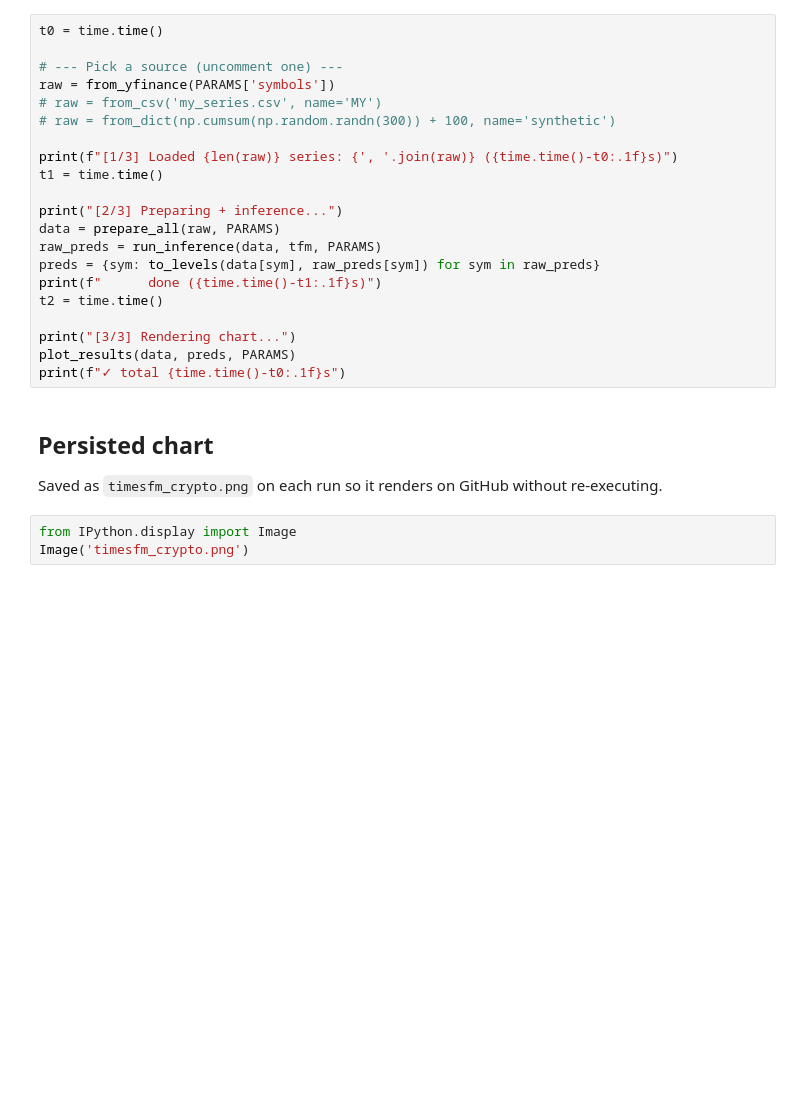
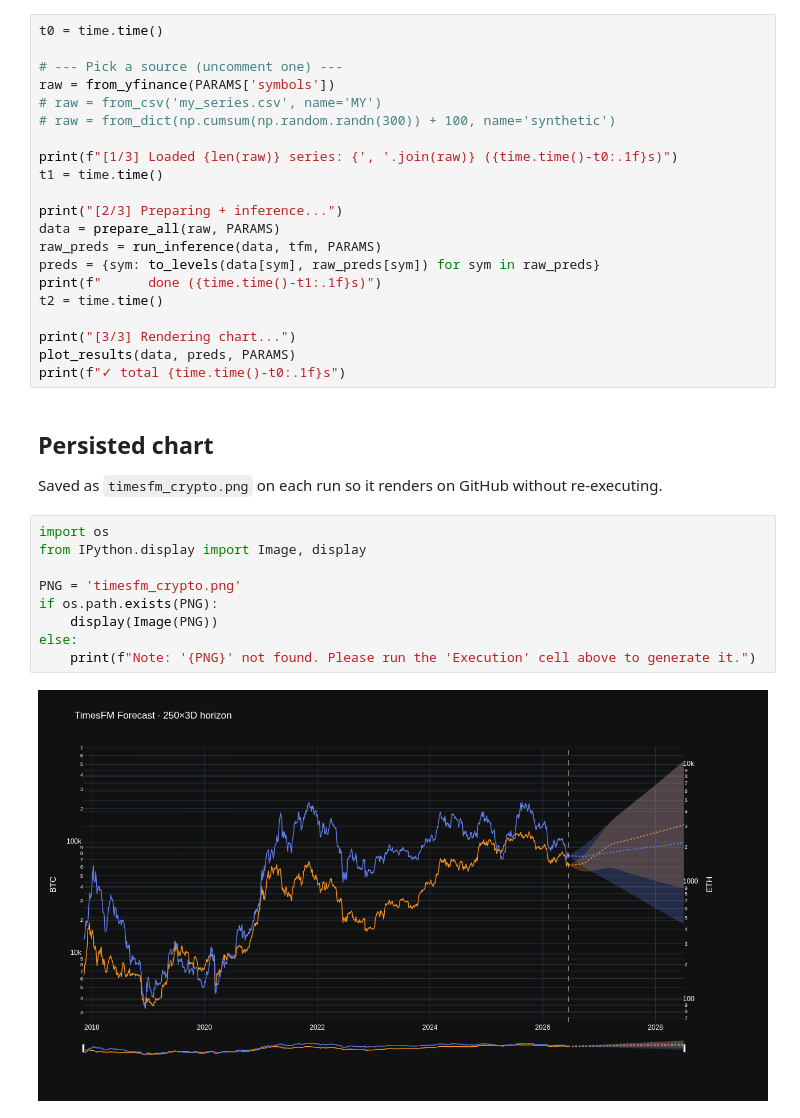
Before and after one commit to philogicae/timesfm_notebooks, a Jupyter notebook: timesfm_crypto.ipynb, the cells around one changed output. Cells and saved outputs as stored; diff of their text form; blank space fills up the shorter version.

```diff
--- a/timesfm_crypto.ipynb
+++ b/timesfm_crypto.ipynb
@@ -193,5 +229,13 @@ print(f"✓ total {time.time()-t0:.1f}s")
 
 Saved as `timesfm_crypto.png` on each run so it renders on GitHub without re-executing.
 # %%
-from IPython.display import Image
-Image('timesfm_crypto.png')
+import os
+from IPython.display import Image, display
+
+PNG = 'timesfm_crypto.png'
+if os.path.exists(PNG):
+    display(Image(PNG))
+else:
+    print(f"Note: '{PNG}' not found. Please run the 'Execution' cell above to generate it.")
+# %% [output]
+[figure, added]
```
Also changed, not shown: parts of 6 cells of this notebook, 2 other files.
